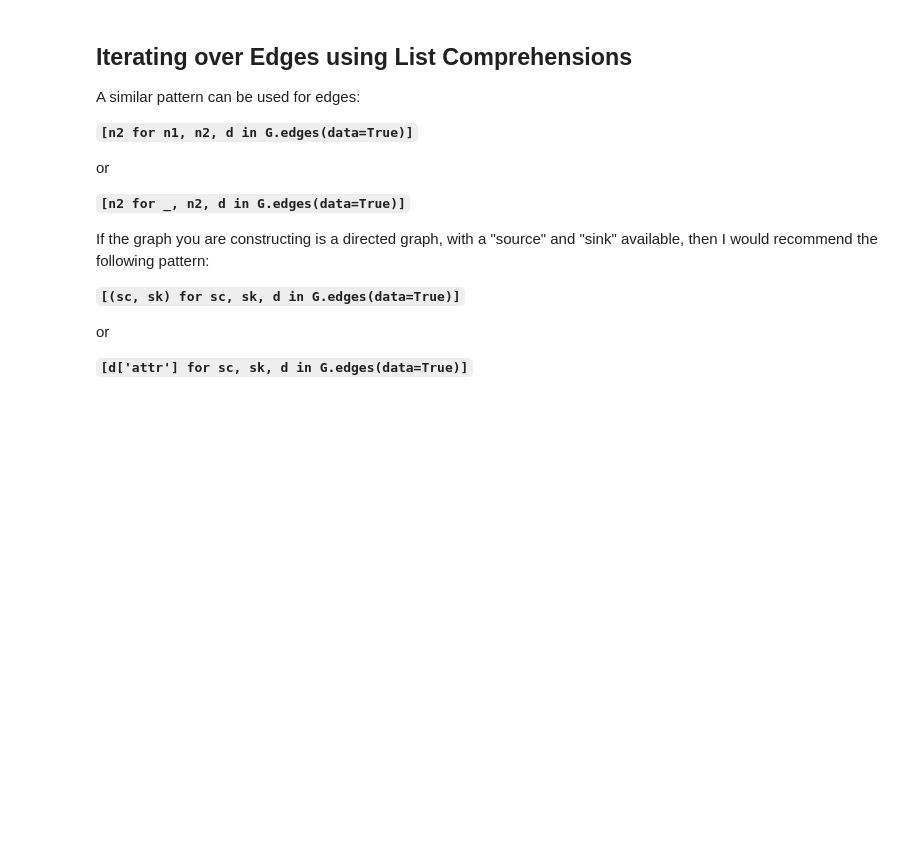
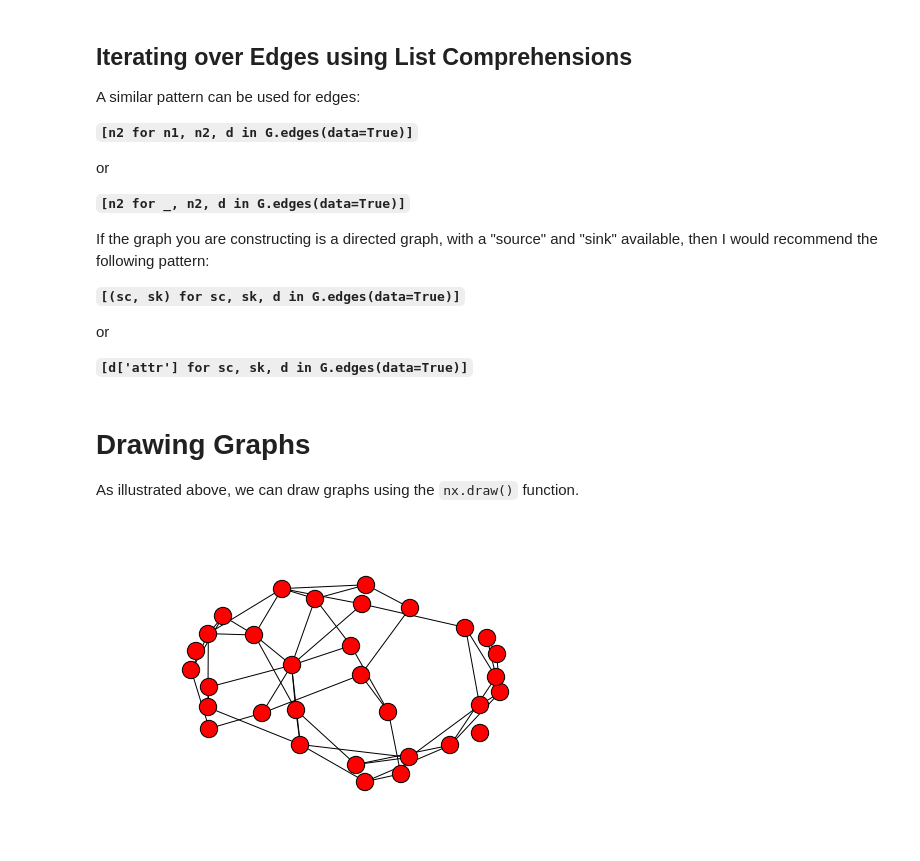
Before and after one commit to ericmjl/Network-Analysis-Made-Simple, a Jupyter notebook: 2. Network(X) Basics.ipynb, the cells around one changed output. Saved outputs shown, nothing was run; the diff lists cells and outputs as text; code cells hidden in the pictures; blank space fills up the shorter version.

Commit message:
Added plotting networks in Basics

```diff
--- a/2. Network(X) Basics.ipynb
+++ b/2. Network(X) Basics.ipynb
@@ -202,3 +204,11 @@ If the graph you are constructing is a directed graph, with a "source" and "sink
 or
 
 **`[d['attr'] for sc, sk, d in G.edges(data=True)]`**
+# %% [markdown]
+# Drawing Graphs
+
+As illustrated above, we can draw graphs using the `nx.draw()` function.
+# %%
+nx.draw(G)
+# %% [output]
+[figure, added]
```
Also changed, not shown: parts of 5 cells of this notebook.
